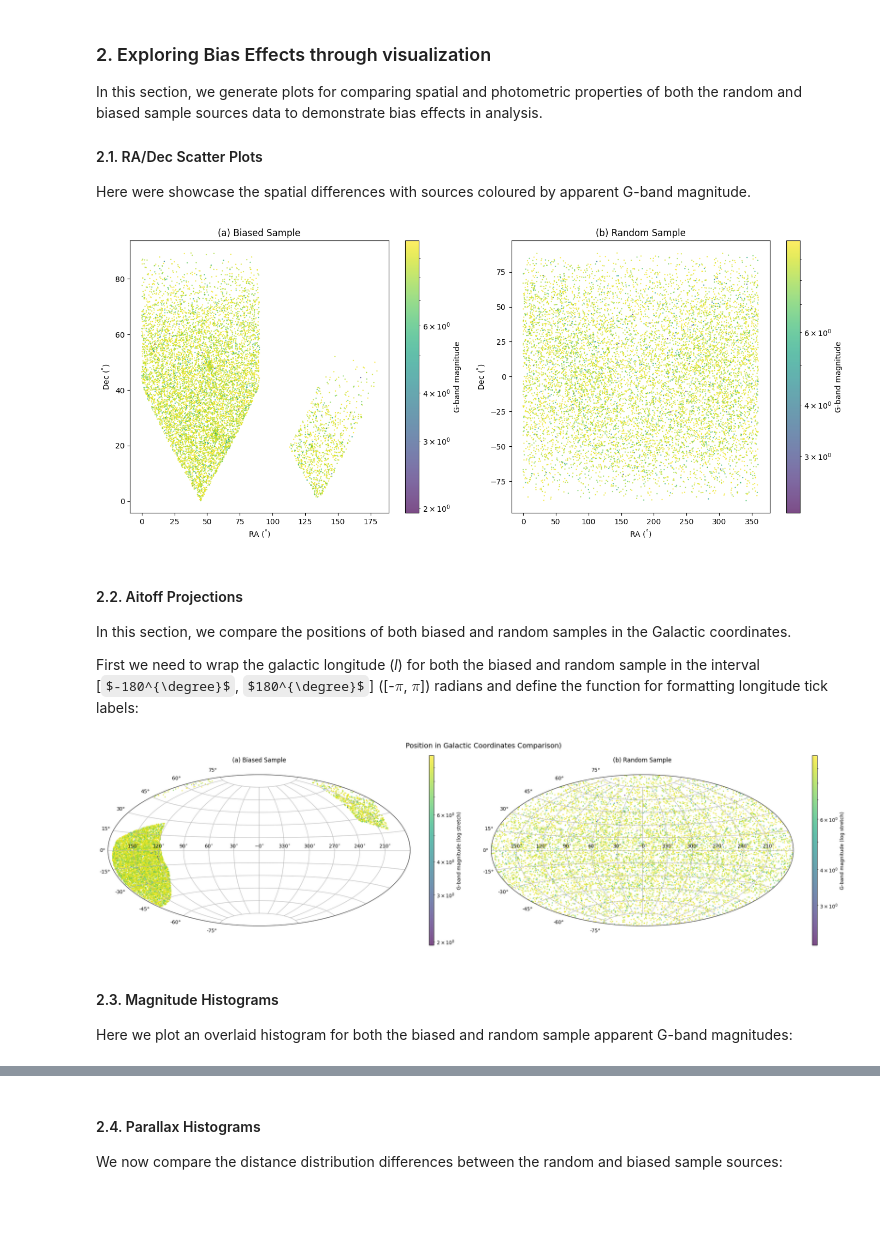
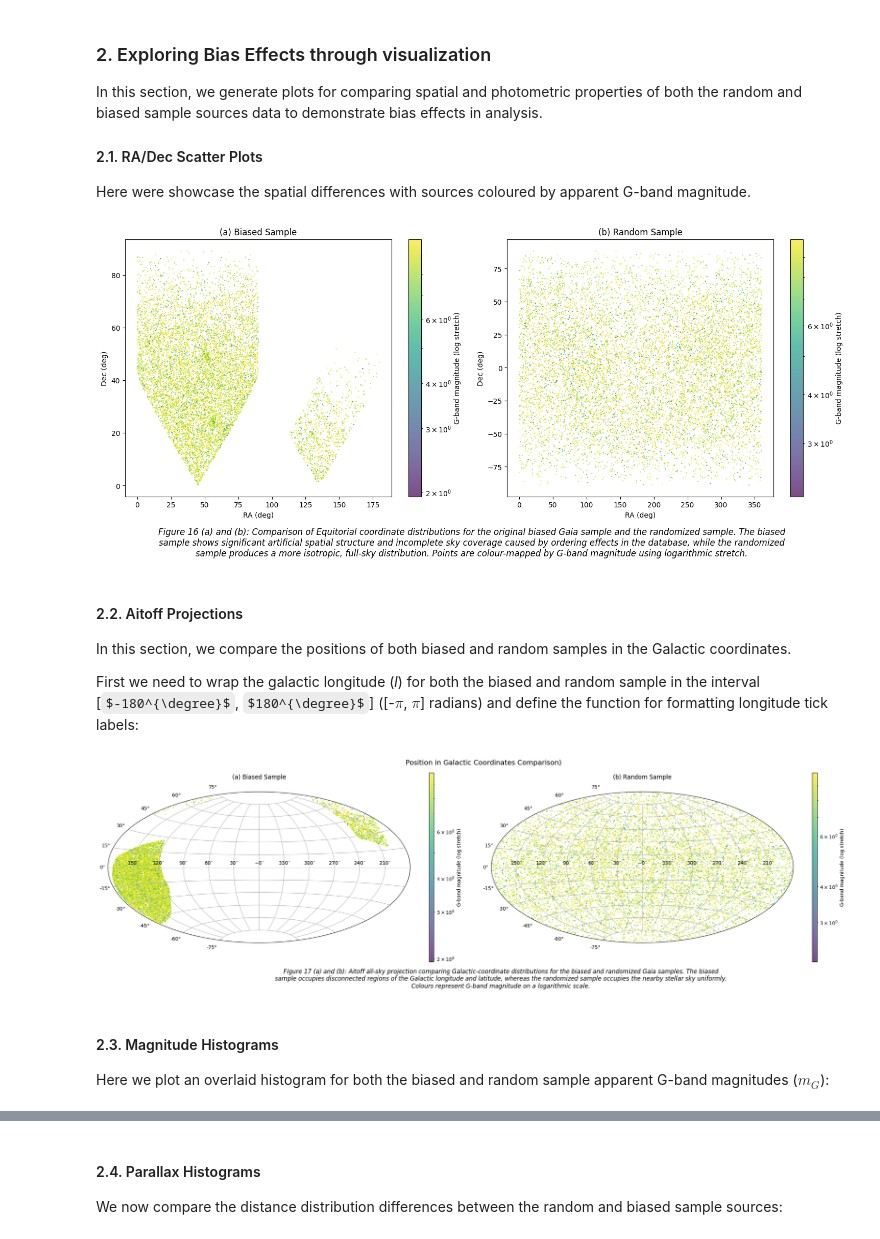
Before and after one commit to ThatDudeJude/stellar_explorer, a Jupyter notebook: notebooks/learning/12_compare_biased_random.ipynb, the cells around one changed output, grey strips where cells are left out. Cells and saved outputs as stored; diff of their text form; code cells hidden in the pictures; some formulas as TeX source; blank space fills up the shorter version.

Commit message:
Added Day 12 comparison of biased and randomized data

```diff
--- a/notebooks/learning/12_compare_biased_random.ipynb
+++ b/notebooks/learning/12_compare_biased_random.ipynb
@@ -59,30 +62,43 @@ biased_g_min, biased_g_max = interval.get_limits(biased['phot_g_mean_mag'])
 random_g_min, random_g_max = interval.get_limits(random['phot_g_mean_mag'])
 # %%
 # RA/Dec scatter plots
+fig, (ax1, ax2) = plt.subplots(1, 2, figsize=(15, 6))
 
 # Biased
-fig, (ax1, ax2) = plt.subplots(1, 2, figsize=(14, 6))
 sc1 = ax1.scatter(biased['ra'], biased['dec'], c=biased['phot_g_mean_mag'], vmin=biased_g_min, vmax=biased_g_max, norm='log', cmap='viridis', s=0.5, alpha=0.7)
 ax1.set_title('(a) Biased Sample')
-ax1.set_xlabel(r'RA ($^\degree$)')
-ax1.set_ylabel(r'Dec ($^\degree$)')
-plt.colorbar(sc1, ax=ax1, label='G-band magnitude')
+ax1.set_xlabel(r'RA (deg)')
+ax1.set_ylabel(r'Dec (deg)')
+plt.colorbar(sc1, ax=ax1, label='G-band magnitude (log stretch)')
+
 
 # Random
 sc2 = ax2.scatter(random['ra'], random['dec'], c=random['phot_g_mean_mag'], vmin=random_g_min, vmax=random_g_max, norm='log', cmap='viridis', s=0.5, alpha=0.7)
 ax2.set_title('(b) Random Sample')
-ax2.set_xlabel(r'RA ($^\degree$)')
-ax2.set_ylabel(r'Dec ($^\degree$)')
-plt.colorbar(sc2, ax=ax2, label='G-band magnitude')
+ax2.set_xlabel('RA (deg)')
+ax2.set_ylabel('Dec (deg)')
+plt.colorbar(sc2, ax=ax2, label='G-band magnitude (log stretch)')
+
+# Caption
+fig_caption = r"""Figure 16 (a) and (b): Comparison of Equitorial coordinate distributions for the original biased Gaia sample and the randomized sample.
+The biased sample shows significant artificial spatial structure and incomplete sky coverage caused by ordering effects in the database, while the randomized sample produces
+a more isotropic, full-sky distribution. Points are colour-mapped by G-band magnitude using logarithmic stretch.
+"""
+wrapper = textwrap.TextWrapper(width=150)
+lines = wrapper.wrap(text=fig_caption)
+fig_caption_wrapped = '\n'.join(lines)
+plt.figtext(1.3, -0.23, fig_caption_wrapped, transform=ax1.transAxes, ha='center', fontsize=12, style='italic')
+
 
 plt.tight_layout()
+plt.savefig("../../outputs/biased_and_random_ra_dec_comparison.png", dpi=300, bbox_inches='tight')
 plt.show()
 # %% [output]
-[figure, old version]
+[figure, new version]
 # %% [markdown]
 #### 2.2. Aitoff Projections
 In this section, we compare the positions of both biased and random samples in the Galactic coordinates.
 
-First we need to wrap the galactic longitude (_l_) for both the biased and random sample in the interval [$-180^{\degree}$, $180^{\degree}$] ([-$\pi$, $\pi$]) radians and define the function for formatting longitude tick labels:
+First we need to wrap the galactic longitude (_l_) for both the biased and random sample in the interval [$-180^{\degree}$, $180^{\degree}$] ([-$\pi$, $\pi$] radians) and define the function for formatting longitude tick labels:
 # %%
 from matplotlib.ticker import FuncFormatter
@@ -114,8 +133,9 @@ def coordinate_ticks(x, pos):
 fig, (ax1, ax2) = plt.subplots(1, 2, figsize=(22, 6), subplot_kw={'projection': 'aitoff'})
 
 # Normalize using log stretch for magnitude color mapping
-biased_norm = colors.LogNorm(vmin=biased_min, vmax=biased_max)
-random_norm = colors.LogNorm(vmin=random_min, vmax=random_max)
+biased_norm = colors.LogNorm(vmin=biased_g_min, vmax=biased_g_max)
+random_norm = colors.LogNorm(vmin=random_g_min, vmax=random_g_max)
+
 
 # Biased
 sc1 = ax1.scatter(-bias_l_rad, bias_b_rad, c=biased['phot_g_mean_mag'], norm=biased_norm, cmap='viridis', s=6, alpha=0.7, linewidths=0)
@@ -137,13 +157,24 @@ cbar1.set_label('G-band magnitude (log stretch)')
 cbar2 = fig.colorbar(sc2, ax=ax2, location='right', pad=0.05, aspect=40)
 cbar2.set_label('G-band magnitude (log stretch)')
 
+# Caption
+fig_caption = r"""Figure 17 (a) and (b): Aitoff all-sky projection comparing Galactic-coordinate distributions for the biased and randomized Gaia samples. The biased sample occupies
+disconnected regions of the Galactic longitude and latitude, whereas the randomized sample occupies the nearby stellar sky uniformly. Colours represent G-band magnitude on a
+logarithmic scale.
+"""
+wrapper = textwrap.TextWrapper(width=150)
+lines = wrapper.wrap(text=fig_caption)
+fig_caption_wrapped = '\n'.join(lines)
+plt.figtext(1.3, -0.3, fig_caption_wrapped, transform=ax1.transAxes, ha='center', fontsize=12, style='italic')
+
 plt.suptitle("Position in Galactic Coordinates Comparison)", fontsize=14)
 plt.tight_layout()
+plt.savefig("../../outputs/biased_and_random_gal_coord_comparison.png", dpi=300, bbox_inches='tight')
 plt.show()
 # %% [output]
-[figure, old version]
+[figure, new version]
 # %% [markdown]
 #### 2.3. Magnitude Histograms
 
-Here we plot an overlaid histogram for both the biased and random sample apparent G-band magnitudes:
+Here we plot an overlaid histogram for both the biased and random sample apparent G-band magnitudes ($m_{G}$):
 # %%
```
Also changed, not shown: parts of 8 cells of this notebook, 28 other files.
